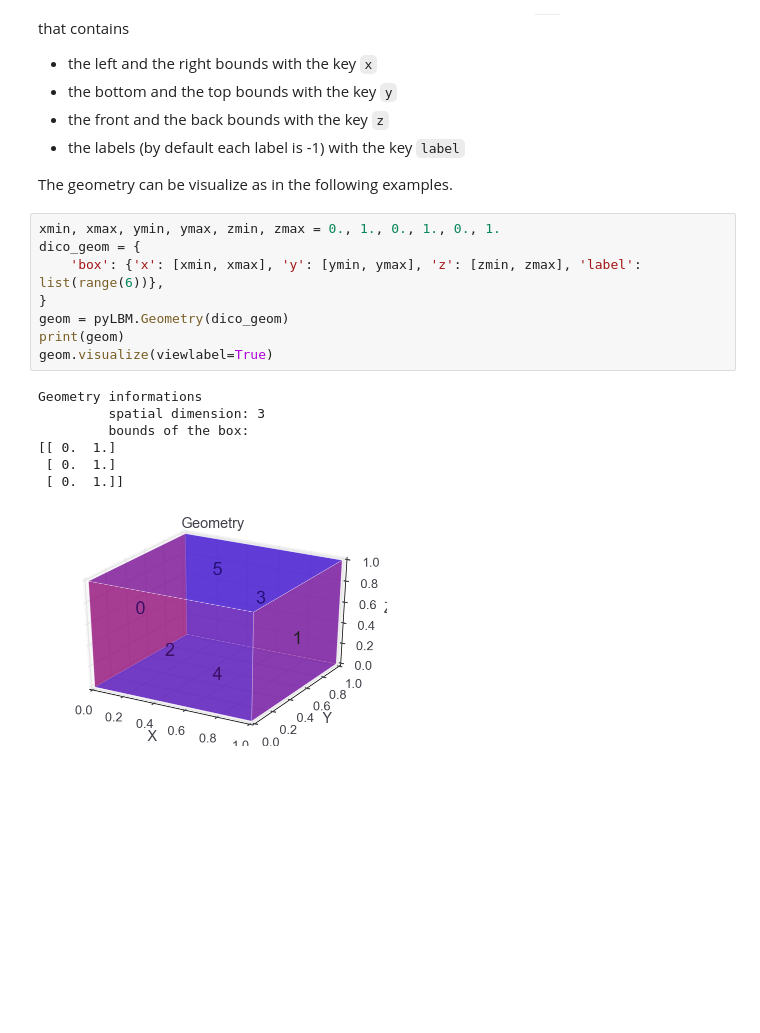
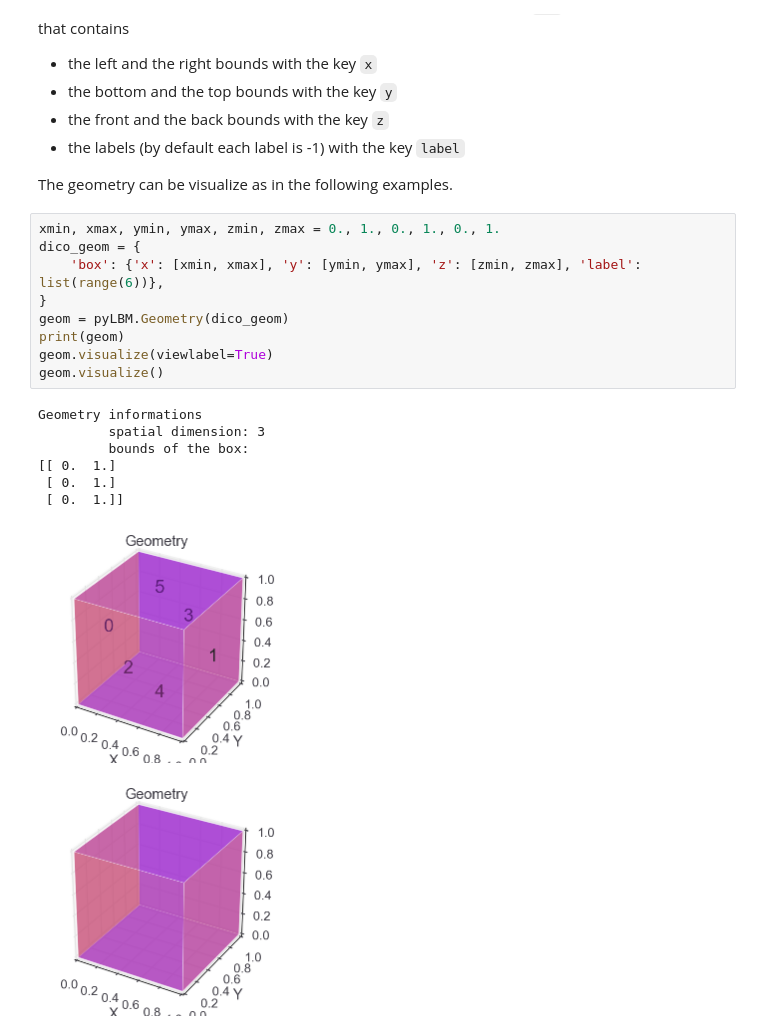
Before and after one commit to pylbm/talks, a Jupyter notebook: 20180403_cmap/pylbm_geometry.ipynb, the cells around one changed output. Saved outputs shown, nothing was run; the diff lists cells and outputs as text; blank space fills up the shorter version.

```diff
--- a/20180403_cmap/pylbm_geometry.ipynb
+++ b/20180403_cmap/pylbm_geometry.ipynb
@@ -179,19 +183,21 @@ The geometry can be visualize as in the following examples.
 # %%
 xmin, xmax, ymin, ymax, zmin, zmax = 0., 1., 0., 1., 0., 1.
 dico_geom = {
     'box': {'x': [xmin, xmax], 'y': [ymin, ymax], 'z': [zmin, zmax], 'label': list(range(6))},
 }
 geom = pyLBM.Geometry(dico_geom)
 print(geom)
 geom.visualize(viewlabel=True)
+geom.visualize()
 # %% [output]
 Geometry informations
          spatial dimension: 3
          bounds of the box:
 [[ 0.  1.]
  [ 0.  1.]
  [ 0.  1.]]
-[figure, old version]
+[figure, new version]
+[figure, added]
 # %%
 xmin, xmax, ymin, ymax, zmin, zmax = 0., 1., 0., 1., 0., 1.
 dico_geom = {
```
Also changed, not shown: parts of 9 cells of this notebook.
